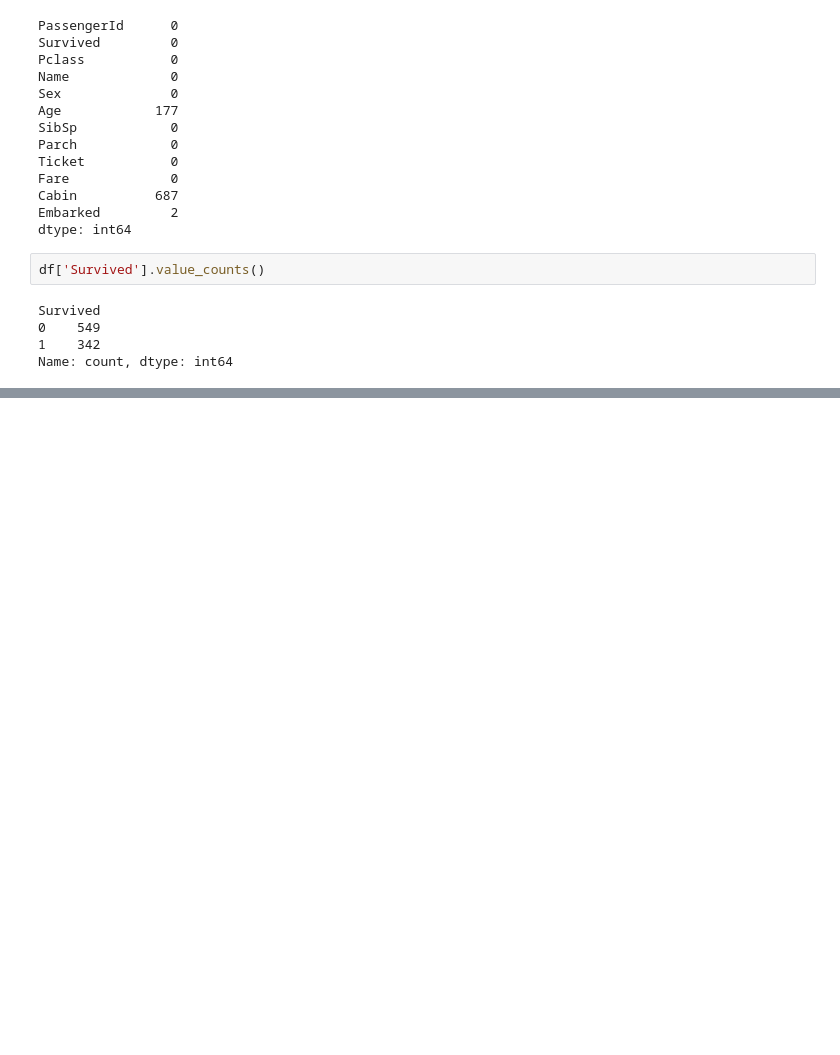
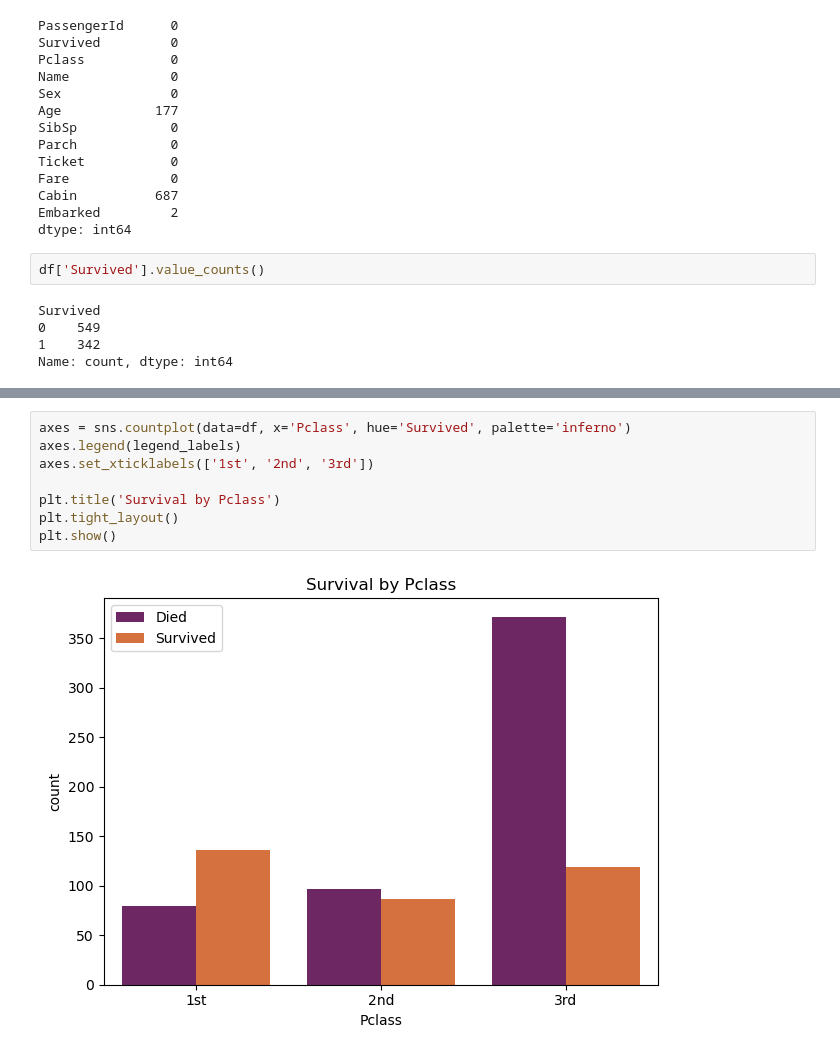
Before and after one commit to DerekHickey6/ml-mini-projects, a Jupyter notebook: titanic-survival/notebooks/eda.ipynb, the cells around one changed output, grey strips where cells are left out. Saved outputs shown, nothing was run; the diff lists cells and outputs as text; blank space fills up the shorter version.

Commit message:
add EDA for age, pclass, port-embarked in eda.ipynb

```diff
--- a/titanic-survival/notebooks/eda.ipynb
+++ b/titanic-survival/notebooks/eda.ipynb
@@ -82,0 +85,10 @@ plt.show()
+# %%
+axes = sns.countplot(data=df, x='Pclass', hue='Survived', palette='inferno')
+axes.legend(legend_labels)
+axes.set_xticklabels(['1st', '2nd', '3rd'])
+
+plt.title('Survival by Pclass')
+plt.tight_layout()
+plt.show()
+# %% [output]
+[figure, added]
```
Also changed, not shown: parts of 3 cells of this notebook.
